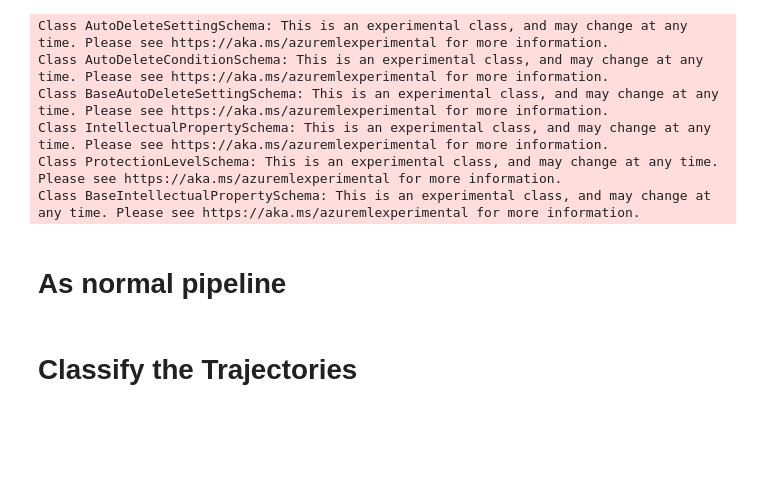
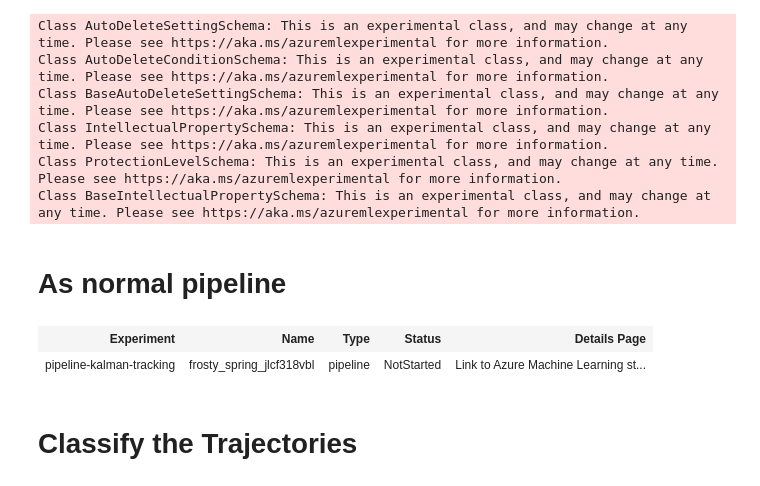
Before and after one commit to axpogroup/AXH-SonarFish, a Jupyter notebook: run_on_azure/launch_kalman_tracking_azure.ipynb, the cells around one changed output. Cells and saved outputs as stored; diff of their text form; code cells hidden in the pictures; blank space fills up the shorter version.

Commit message:
lavey tracking in cloud

```diff
--- a/run_on_azure/launch_kalman_tracking_azure.ipynb
+++ b/run_on_azure/launch_kalman_tracking_azure.ipynb
@@ -87,43 +87,49 @@ from azure.ai.ml.dsl import pipeline
 
 
 @pipeline(
-    compute="Standard-A1-v2",
+    compute="Standard-D1-v2",
 )
 def kalman_tracking_pipeline(
     input_data: Input(type=AssetTypes.URI_FOLDER),
-    output_data: Output(type=AssetTypes.URI_FOLDER) = None,
+    save_output_video: bool = False,
 ):
     tracking_results = run_tracking(
         data=input_data,
+        labels_dir=input_data,
+        save_output_video=save_output_video,
     )
 
-    # tracking_results.outputs.detections = Output(
-    #     type="uri_folder",
-    #     path=output_uri,
-    #     mode=InputOutputModes.RW_MOUNT,
-    # )
-
     return {"detections": tracking_results.outputs.detections}
 # %%
-pipeline_input = Input(type="uri_folder",
+pipeline_input = Input(
+    type="uri_folder",
     path=uri_input,
     mode=InputOutputModes.DOWNLOAD,
 )
 # %%
 pipeline_job = kalman_tracking_pipeline(
     input_data=pipeline_input,
+    save_output_video=True,
+)
+pipeline_job.outputs.detections = Output(
+    type="uri_folder",
+    path=uri_output,
+    mode=InputOutputModes.RW_MOUNT,
 )
 
 import shutil
 # copy library files to job source directory temporarily
 pth = './components/kalman_tracking/src/algorithm/'
 shutil.copytree('../algorithm/', pth)
 
 pipeline_job_run = ml_client.jobs.create_or_update(
     pipeline_job, experiment_name="pipeline-kalman-tracking"
 )
 shutil.rmtree(pth)
 pipeline_job_run
+# %% [output]
+| Experiment | Name | Type | Status | Details Page |
+| pipeline-kalman-tracking | frosty_spring_jlcf318vbl | pipeline | NotStarted | Link to Azure Machine Learning st... |
 # %% [markdown]
 # Classify the Trajectories
 # %%
```
Also changed, not shown: parts of 2 cells of this notebook, 2 other files.
